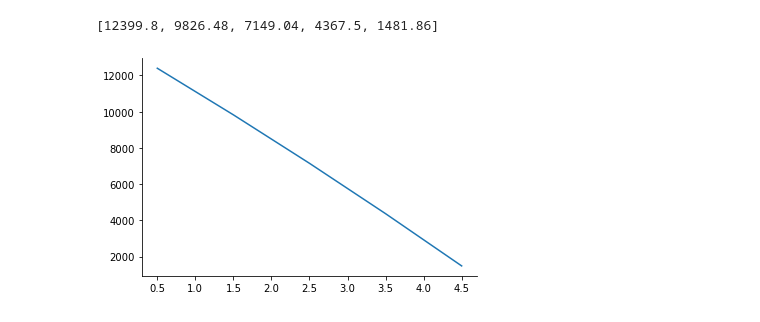
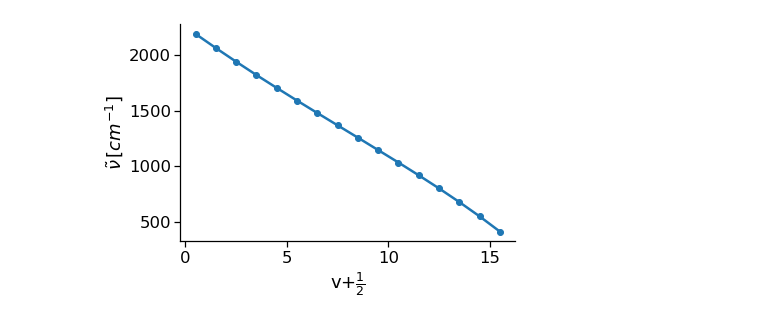
Before and after one commit to meyresearch/vibrational_spectroscopy, a Jupyter notebook: Birge-Sponer Diagrams.ipynb, the cells around one changed output. Cells and saved outputs as stored; diff of their text form; code cells hidden in the pictures.

```diff
--- a/Birge-Sponer Diagrams.ipynb
+++ b/Birge-Sponer Diagrams.ipynb
@@ -24,0 +15,5 @@ NameError: name 'form' is not defined
+# %%
+%pylab inline
+import Helper
+data = Helper.data_input()
+display(data)
@@ -28,5 +54,4 @@ levels = '0.5,1.5,2.5,3.5,4.5'
 # %%
-Helper.plot_birge_sponer(vibrations,levels)
+Helper.plot_birge_sponer(data)
 # %% [output]
-[12399.8, 9826.48, 7149.04, 4367.5, 1481.86]
-[figure, old version]
+[figure, new version]
```
Also changed, not shown: parts of 37 cells of this notebook, 1 other file.
